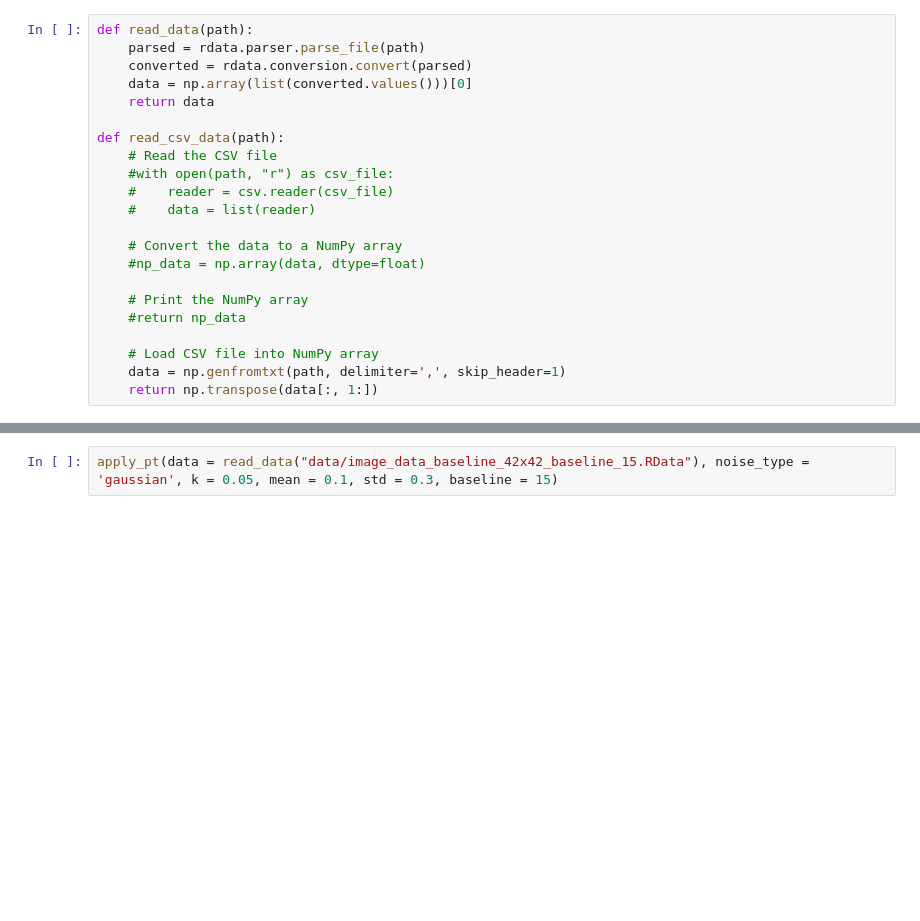
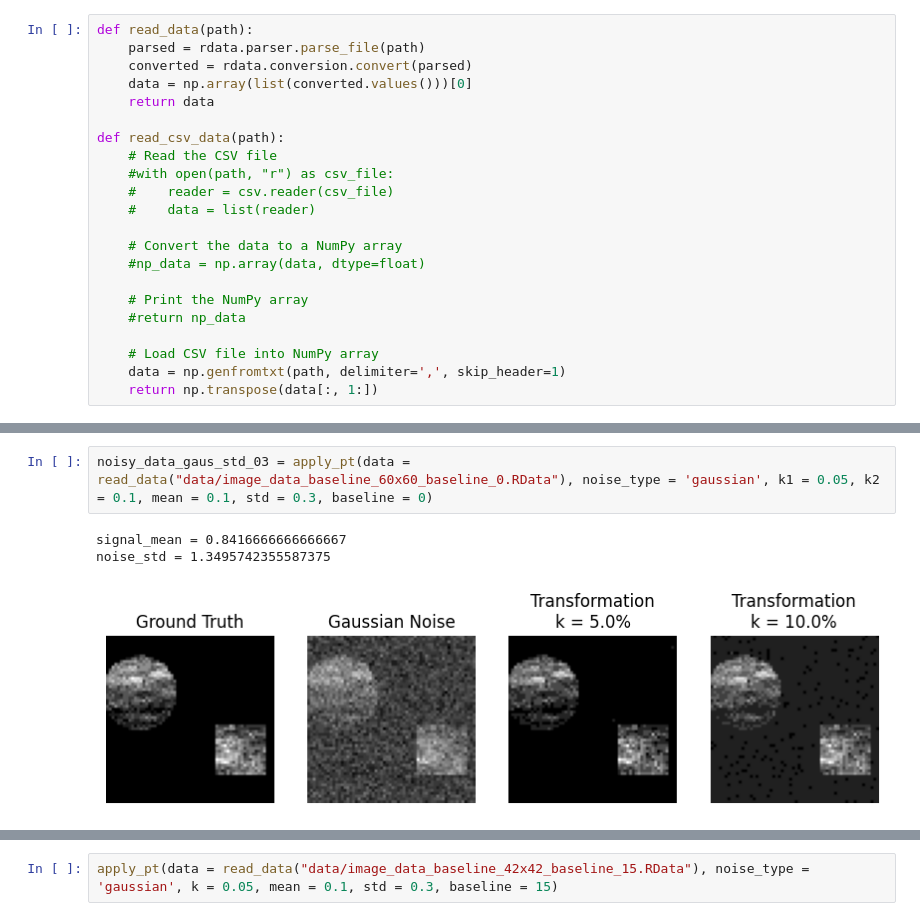
Before and after one commit to klailag/SupervisedTDAMethodForMALDI, a Jupyter notebook: Paper revision/simulation from r.ipynb, the cells around one changed output, grey strips where cells are left out. Cells and saved outputs as stored; diff of their text form; blank space fills up the shorter version.

```diff
--- a/Paper revision/simulation from r.ipynb
+++ b/Paper revision/simulation from r.ipynb
@@ -364,0 +351,6 @@ apply_pt(data = read_data("data/image_data_baseline_15.RData"), noise_type = 'ga
+# %%
+noisy_data_gaus_std_03 = apply_pt(data = read_data("data/image_data_baseline_60x60_baseline_0.RData"), noise_type = 'gaussian', k1 = 0.05, k2 = 0.1, mean = 0.1, std = 0.3, baseline = 0)
+# %% [output]
+signal_mean = 0.8416666666666667
+noise_std = 1.3495742355587375
+[figure, added]
```
Also changed, not shown: parts of 14 cells of this notebook, 10 other files.
